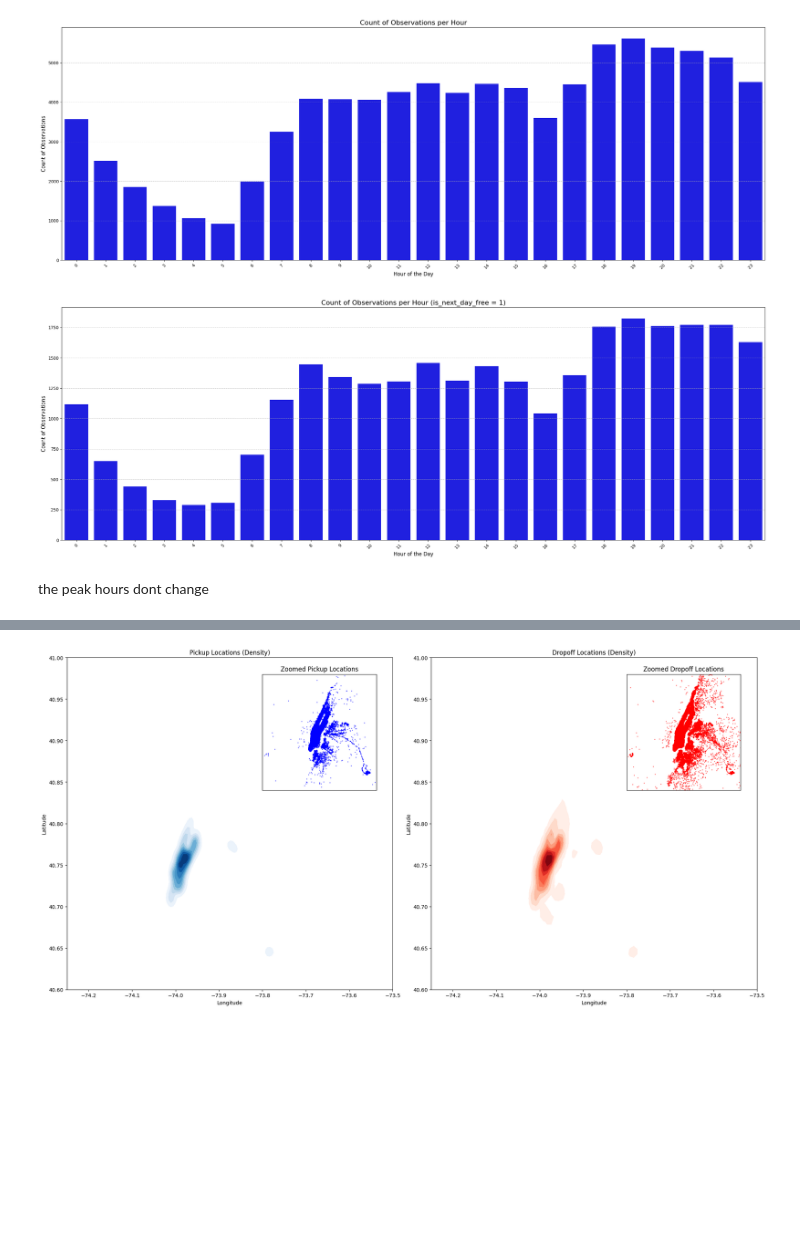
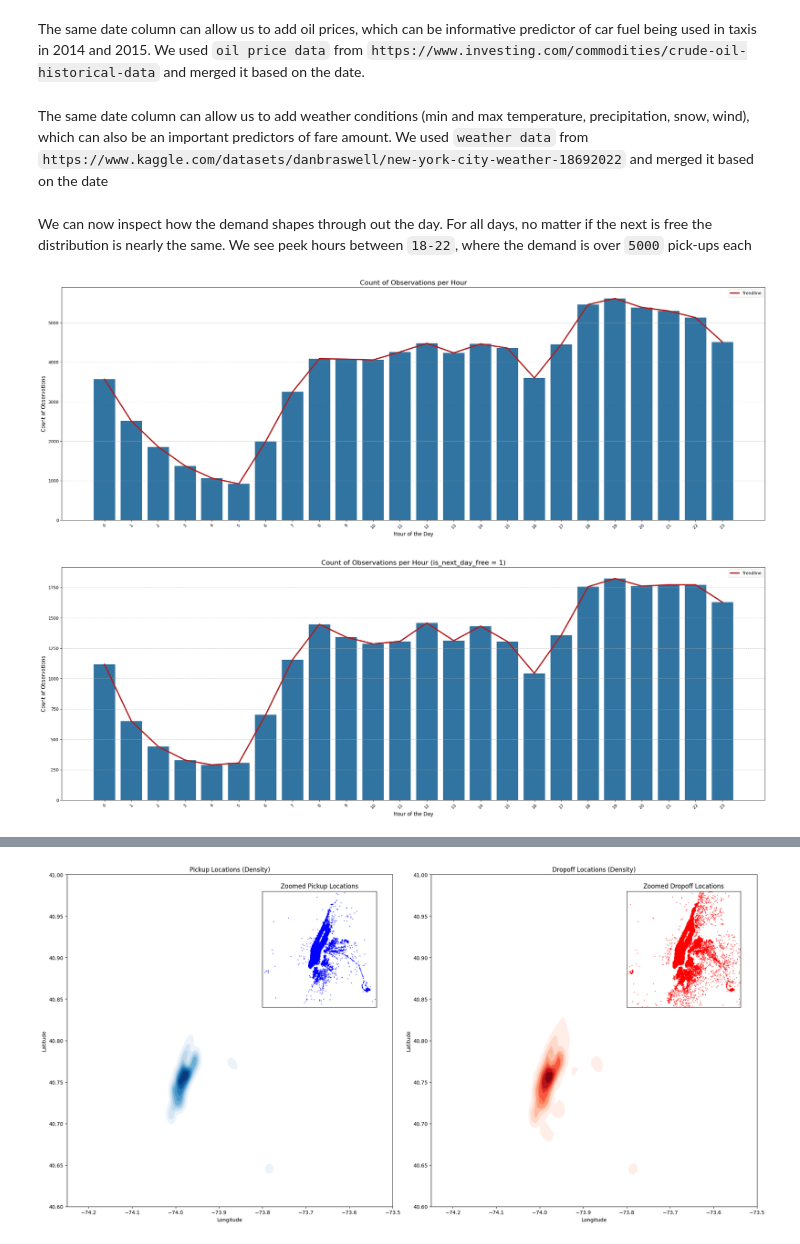
Before and after one commit to kasztelmacko/ml2_fare_price, a Jupyter notebook: eda.ipynb, the cells around one changed output, grey strips where cells are left out. Drawn from its saved outputs; the diff is of its cells as text; code cells hidden in the pictures; blank space fills up the shorter version.

```diff
--- a/eda.ipynb
+++ b/eda.ipynb
@@ -88,6 +118,9 @@ def is_next_day_free(row):
     return 0
 
 data["is_next_day_free"] = data.apply(is_next_day_free, axis=1).astype(int)
+# %% [markdown]
+The same date column can allow us to add oil prices, which can be informative predictor of car fuel being used in taxis in 2014 and 2015. We used
+`oil price data` from `https://www.investing.com/commodities/crude-oil-historical-data` and merged it based on the date.
 # %%
 data["pickup_date"] = data["pickup_datetime"].dt.floor('D')
 
@@ -99,27 +132,41 @@ oil_data
 # # merge oil data
 data = pd.merge(data, oil_data, left_on="pickup_date", right_on="Date", how="left")
 data.drop(columns=["pickup_date", "Date"], inplace=True)
+# %% [markdown]
+The same date column can allow us to add weather conditions (min and max temperature, precipitation, snow, wind), which can also be an important predictors of fare amount. We used `weather data` from `https://www.kaggle.com/datasets/danbraswell/new-york-city-weather-18692022` and merged it based on the date
+# %%
+weather_data = pd.read_csv("data/weather.csv")
+weather_data["DATE"] = pd.to_datetime(weather_data["DATE"])
+
+weather_data["DATE"] = weather_data["DATE"].dt.date
+data["pickup_datetime"] = data["pickup_datetime"].dt.date
+
+data = pd.merge(data, weather_data, left_on="pickup_datetime", right_on="DATE", how="left")
+data.drop(columns=["DATE"], inplace=True)
+# %% [markdown]
+We can now inspect how the demand shapes through out the day. For all days, no matter if the next is free the distribution is nearly the same. We see peek hours between `18-22`, where the demand is over `5000` pick-ups each
 # %%
 hourly_counts = data["hour"].value_counts().sort_index()
 
 plt.figure(figsize=(30, 10))
-sns.barplot(x=hourly_counts.index, y=hourly_counts.values, color='blue')
+sns.barplot(x=hourly_counts.index, y=hourly_counts.values, color='#1f77b4')
+sns.lineplot(x=hourly_counts.index, y=hourly_counts.values, color='#af1c1e', linewidth=3, label='Trendline')
 plt.title("Count of Observations per Hour", fontsize=16)
 plt.xlabel("Hour of the Day", fontsize=12)
 plt.ylabel("Count of Observations", fontsize=12)
 plt.xticks(rotation=45)
 plt.grid(axis="y", linestyle="--", alpha=0.7)
 plt.show()
 # %% [output]
-[figure, old version]
+[figure, new version]
 # %%
 # same plot but for days that are free the next day
 filtered_data = data[data["is_next_day_free"] == 1]
 hourly_counts = filtered_data["hour"].value_counts().sort_index()
 
-# Plot the bar chart
 plt.figure(figsize=(30, 10))
-sns.barplot(x=hourly_counts.index, y=hourly_counts.values, color='blue')
+sns.barplot(x=hourly_counts.index, y=hourly_counts.values, color='#1f77b4')
+sns.lineplot(x=hourly_counts.index, y=hourly_counts.values, color='#af1c1e', linewidth=3, label='Trendline')
 plt.title("Count of Observations per Hour (is_next_day_free = 1)", fontsize=16)
 plt.xlabel("Hour of the Day", fontsize=12)
 plt.ylabel("Count of Observations", fontsize=12)
@@ -127,6 +174,4 @@ plt.xticks(rotation=45)
 plt.grid(axis="y", linestyle="--", alpha=0.7)
 plt.show()
 # %% [output]
-[figure, old version]
+[figure, new version]
-# %% [markdown]
-the peak hours dont change
```
Also changed, not shown: parts of 41 cells of this notebook.
